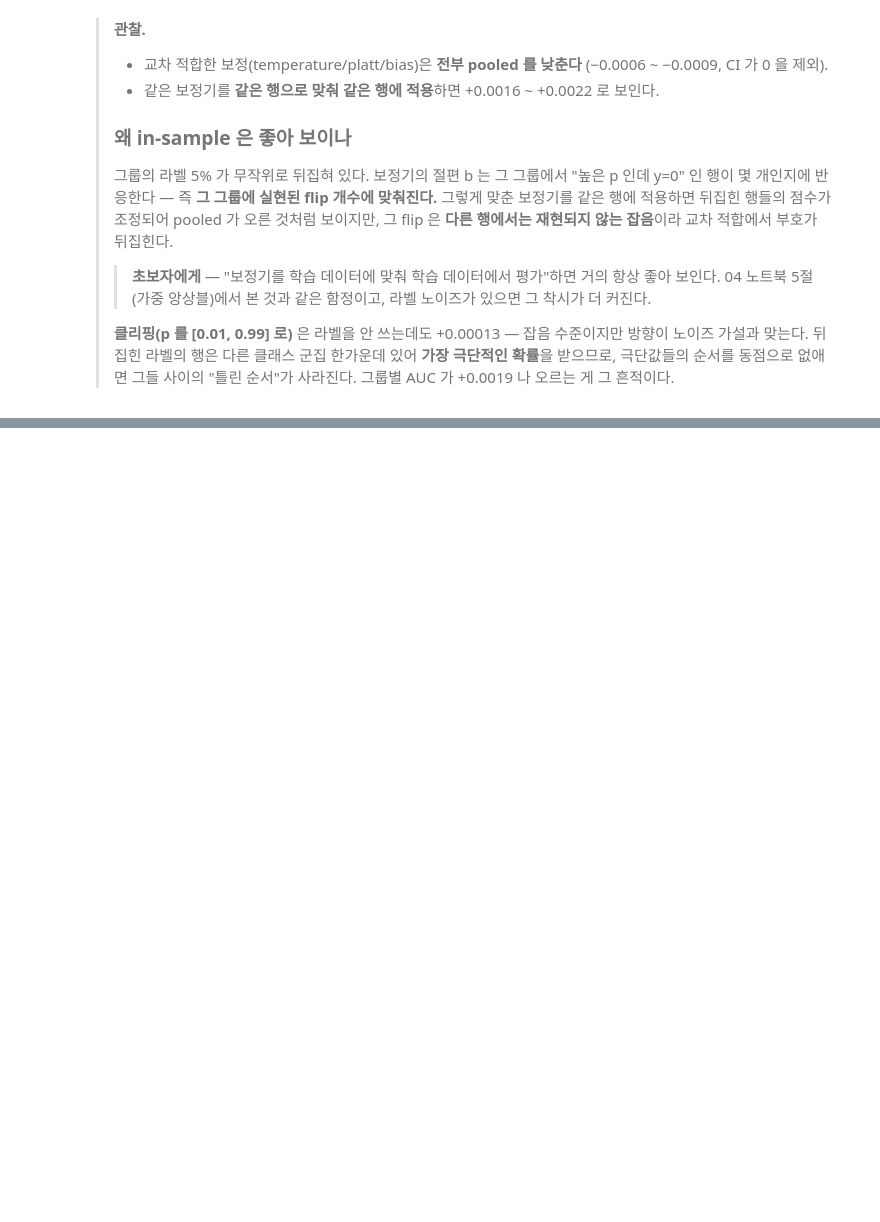
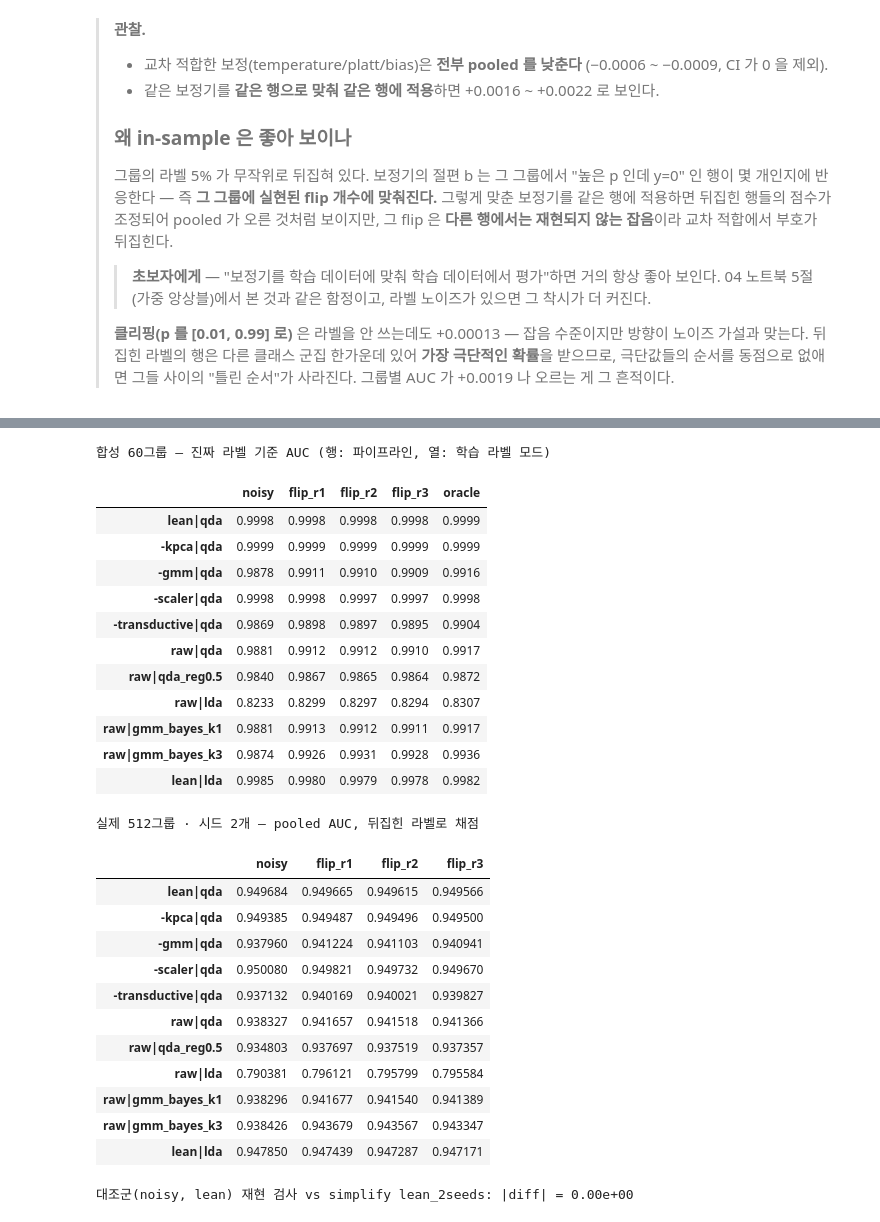
Before and after one commit to seaweedsoup98/kaggle-study, a Jupyter notebook: Instant-Gratification/eda/06_label_noise_ceiling.ipynb, the cells around one changed output, grey strips where cells are left out. Drawn from its saved outputs; the diff is of its cells as text; code cells hidden in the pictures; blank space fills up the shorter version.

```diff
--- a/Instant-Gratification/eda/06_label_noise_ceiling.ipynb
+++ b/Instant-Gratification/eda/06_label_noise_ceiling.ipynb
@@ -510,0 +530,43 @@ plt.show()
+# %%
+rel_s = load_json(EXP / "relabel" / "outputs" / "synth_metrics.json")
+rel_r = load_json(EXP / "relabel" / "outputs" / "real_metrics.json")
+modes_s = rel_s["config"]["label_modes"]; modes_r = rel_r["config"]["label_modes"]
+pipes = rel_s["config"]["pipelines"]
+
+true_tab = pd.DataFrame({m: {p: rel_s["results"][f"{m}::{p}"]["pooled_auc_true"] for p in pipes} for m in modes_s})
+real_tab = pd.DataFrame({m: {p: rel_r["results"][f"{m}::{p}"]["pooled_auc_noisy"] for p in pipes} for m in modes_r})
+print("합성 60그룹 — 진짜 라벨 기준 AUC (행: 파이프라인, 열: 학습 라벨 모드)")
+display(true_tab.round(4))
+print("실제 512그룹 · 시드 2개 — pooled AUC, 뒤집힌 라벨로 채점")
+display(real_tab.round(6))
+
+chk = rel_r.get("reproduction_check")
+print(f"대조군(noisy, lean) 재현 검사 vs simplify lean_2seeds: |diff| = {chk['abs_diff']:.2e}" if chk else "")
+# %% [output]
+합성 60그룹 — 진짜 라벨 기준 AUC (행: 파이프라인, 열: 학습 라벨 모드)
+|  | noisy | flip_r1 | flip_r2 | flip_r3 | oracle |
+| lean|qda | 0.9998 | 0.9998 | 0.9998 | 0.9998 | 0.9999 |
+| -kpca|qda | 0.9999 | 0.9999 | 0.9999 | 0.9999 | 0.9999 |
+| -gmm|qda | 0.9878 | 0.9911 | 0.9910 | 0.9909 | 0.9916 |
+| -scaler|qda | 0.9998 | 0.9998 | 0.9997 | 0.9997 | 0.9998 |
+| -transductive|qda | 0.9869 | 0.9898 | 0.9897 | 0.9895 | 0.9904 |
+| raw|qda | 0.9881 | 0.9912 | 0.9912 | 0.9910 | 0.9917 |
+| raw|qda_reg0.5 | 0.9840 | 0.9867 | 0.9865 | 0.9864 | 0.9872 |
+| raw|lda | 0.8233 | 0.8299 | 0.8297 | 0.8294 | 0.8307 |
+| raw|gmm_bayes_k1 | 0.9881 | 0.9913 | 0.9912 | 0.9911 | 0.9917 |
+| raw|gmm_bayes_k3 | 0.9874 | 0.9926 | 0.9931 | 0.9928 | 0.9936 |
+| lean|lda | 0.9985 | 0.9980 | 0.9979 | 0.9978 | 0.9982 |
+실제 512그룹 · 시드 2개 — pooled AUC, 뒤집힌 라벨로 채점
+|  | noisy | flip_r1 | flip_r2 | flip_r3 |
+| lean|qda | 0.949684 | 0.949665 | 0.949615 | 0.949566 |
+| -kpca|qda | 0.949385 | 0.949487 | 0.949496 | 0.949500 |
+| -gmm|qda | 0.937960 | 0.941224 | 0.941103 | 0.940941 |
+| -scaler|qda | 0.950080 | 0.949821 | 0.949732 | 0.949670 |
+| -transductive|qda | 0.937132 | 0.940169 | 0.940021 | 0.939827 |
+| raw|qda | 0.938327 | 0.941657 | 0.941518 | 0.941366 |
+| raw|qda_reg0.5 | 0.934803 | 0.937697 | 0.937519 | 0.937357 |
+| raw|lda | 0.790381 | 0.796121 | 0.795799 | 0.795584 |
+| raw|gmm_bayes_k1 | 0.938296 | 0.941677 | 0.941540 | 0.941389 |
+| raw|gmm_bayes_k3 | 0.938426 | 0.943679 | 0.943567 | 0.943347 |
+| lean|lda | 0.947850 | 0.947439 | 0.947287 | 0.947171 |
+대조군(noisy, lean) 재현 검사 vs simplify lean_2seeds: |diff| = 0.00e+00
```
Also changed, not shown: parts of 4 cells of this notebook, 9 other files.
